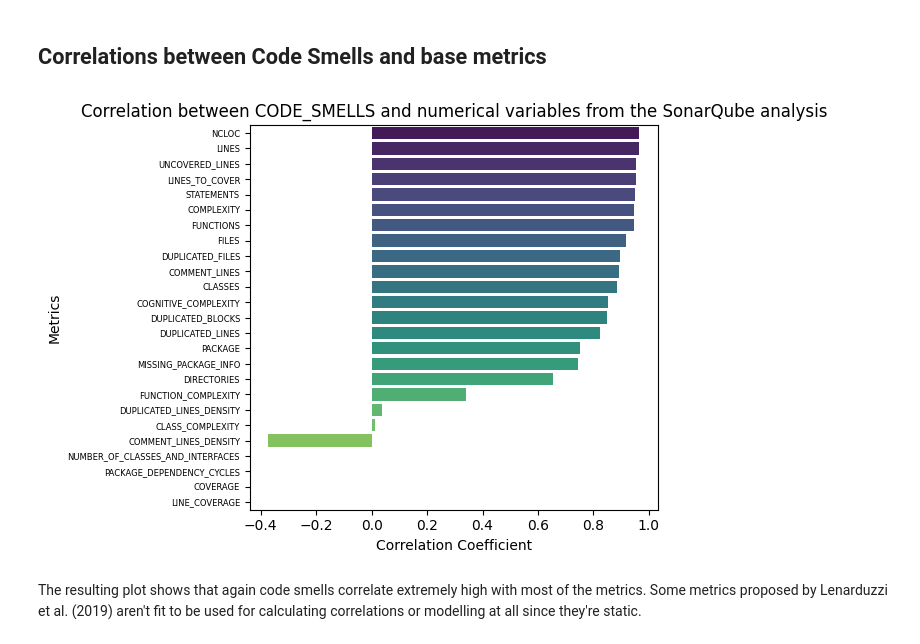
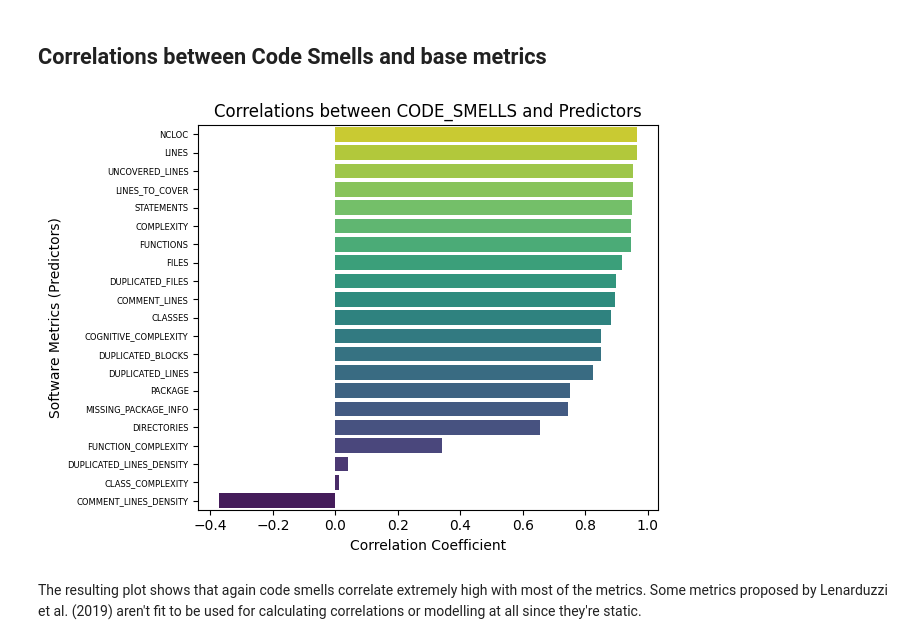
Before and after one commit to CarolineGraebelBHT/MasterProjectSonarQube, a Jupyter notebook: Scripts/Analysis/Correlation_Analysis.ipynb, the cells around one changed output. Drawn from its saved outputs; the diff is of its cells as text; code cells hidden in the pictures.

```diff
--- a/Scripts/Analysis/Correlation_Analysis.ipynb
+++ b/Scripts/Analysis/Correlation_Analysis.ipynb
@@ -227,0 +252,26 @@ Plotting a correlation matrix over all possible variables gives a broad idea abo
+# %%
+df_no_statics = df[metrics_no_statics]
+df_no_statics2 = df_no_statics.drop(columns = "CODE_SMELLS")
+
+corr_matrix = df_no_statics2.corr()
+
+plt.figure(figsize=(30,30))
+
+fig, ax = plt.subplots() #Create figure and axes objects
+
+im = ax.matshow(corr_matrix, cmap='viridis') #Create the matshow image
+
+# Add colorbar (legend)
+cbar = fig.colorbar(im)
+
+# Set ticks and labels for the axes
+plt.title(f'Correlations between Predictors for Quantity Prediction')
+ax.set_xticks(range(len(corr_matrix.columns)))
+ax.set_yticks(range(len(corr_matrix.columns)))
+ax.set_xticklabels(corr_matrix.columns, fontsize=6)
+ax.set_yticklabels(corr_matrix.columns, fontsize=6)
+
+# Rotate x-axis labels for better readability
+plt.xticks(rotation=90)
+
+plt.show()
@@ -244,18 +300,18 @@ The resulting plot shows that the amount of code smells detected within a SonarQ
 # %% [markdown]
 ## Correlations between Code Smells and base metrics
 # %%
-correlations = df_metrics.select_dtypes(include='number').corr()["CODE_SMELLS"].sort_values(ascending=False)
+correlations = df_no_statics.corr()["CODE_SMELLS"].sort_values(ascending=False)
 correlations = correlations.drop("CODE_SMELLS")
 
 plt.figure()
-sns.barplot(x=correlations.values, y=correlations.index, hue=correlations.index, palette = 'viridis')
-plt.title(f'Correlation between CODE_SMELLS and numerical variables from the SonarQube analysis')
+sns.barplot(x=correlations.values, y=correlations.index, hue=correlations.index, palette = 'viridis_r')
+plt.title(f'Correlations between CODE_SMELLS and Predictors')
 plt.xlabel('Correlation Coefficient')
-plt.ylabel('Metrics')
+plt.ylabel('Software Metrics (Predictors)')
 plt.yticks(fontsize=6)
 plt.tight_layout()
 plt.show()
 # %% [output]
-[figure, old version]
+[figure, new version]
 # %% [markdown]
 The resulting plot shows that again code smells correlate extremely high with most of the metrics. Some metrics proposed by Lenarduzzi et al. (2019) aren't fit to be used for calculating correlations or modelling at all since they're static.
```
Also changed, not shown: parts of 8 cells of this notebook, 2 other files.
